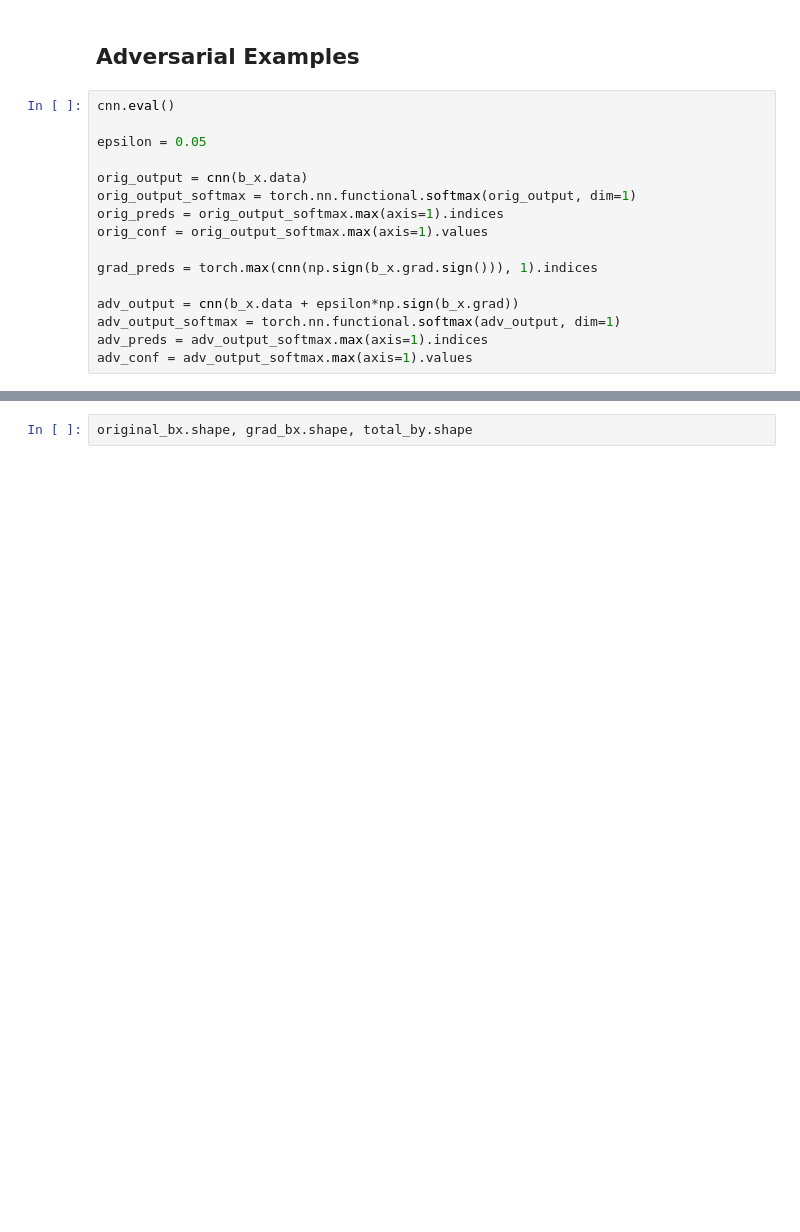
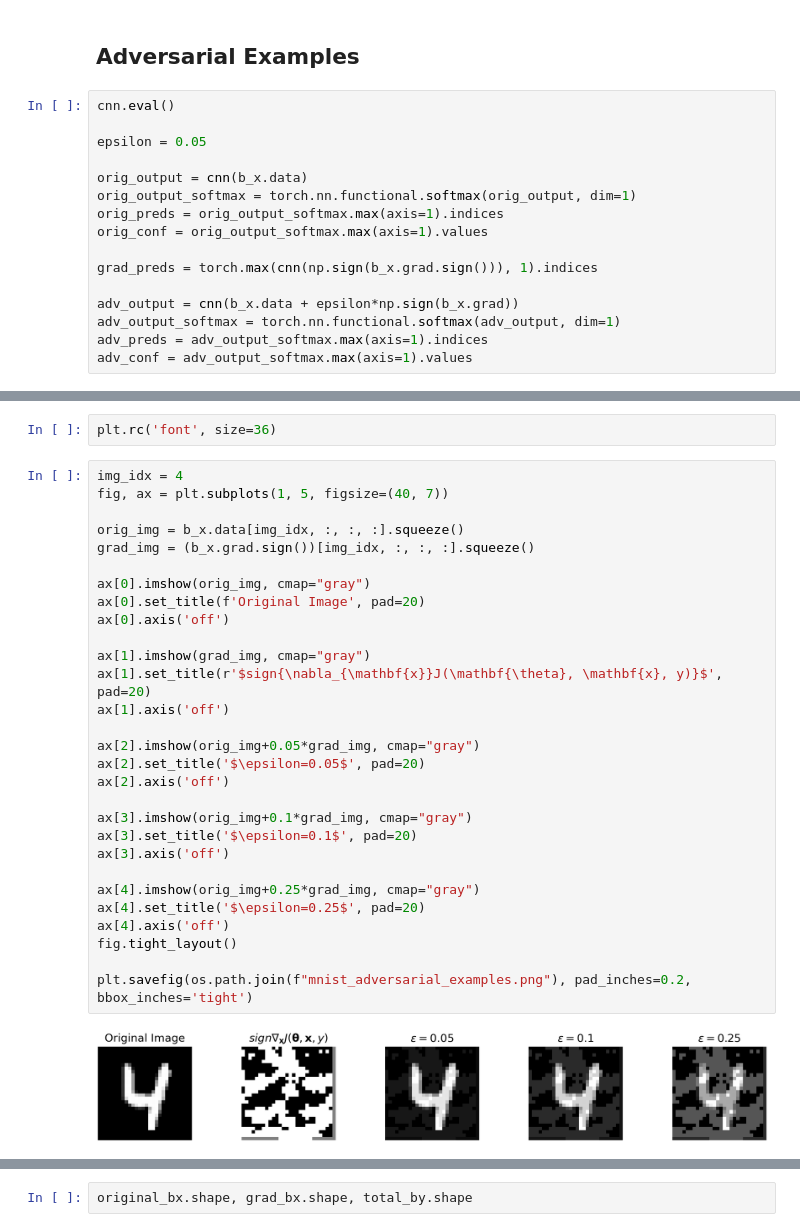
Before and after one commit to Cambridge-Uni-MLMI-Advanced-ML-21-22-G7/Explaining-and-Harnessing-Adversarial-Examples, a Jupyter notebook: pytorch_mnist.ipynb, the cells around one changed output, grey strips where cells are left out. Drawn from its saved outputs; the diff is of its cells as text; blank space fills up the shorter version.

```diff
--- a/pytorch_mnist.ipynb
+++ b/pytorch_mnist.ipynb
@@ -219,0 +241,33 @@ torch.Size([100, 10])
+# %%
+plt.rc('font', size=36)
+# %%
+img_idx = 4
+fig, ax = plt.subplots(1, 5, figsize=(40, 7))
+
+orig_img = b_x.data[img_idx, :, :, :].squeeze()
+grad_img = (b_x.grad.sign())[img_idx, :, :, :].squeeze()
+
+ax[0].imshow(orig_img, cmap="gray")
+ax[0].set_title(f'Original Image', pad=20)
+ax[0].axis('off')
+
+ax[1].imshow(grad_img, cmap="gray")
+ax[1].set_title(r'$sign{\nabla_{\mathbf{x}}J(\mathbf{\theta}, \mathbf{x}, y)}$', pad=20)
+ax[1].axis('off')
+
+ax[2].imshow(orig_img+0.05*grad_img, cmap="gray")
+ax[2].set_title('$\epsilon=0.05$', pad=20)
+ax[2].axis('off')
+
+ax[3].imshow(orig_img+0.1*grad_img, cmap="gray")
+ax[3].set_title('$\epsilon=0.1$', pad=20)
+ax[3].axis('off')
+
+ax[4].imshow(orig_img+0.25*grad_img, cmap="gray")
+ax[4].set_title('$\epsilon=0.25$', pad=20)
+ax[4].axis('off')
+fig.tight_layout()
+
+plt.savefig(os.path.join(f"mnist_adversarial_examples.png"), pad_inches=0.2, bbox_inches='tight')
+# %% [output]
+[figure, added]
```
Also changed, not shown: parts of 13 cells of this notebook, 1 other file.
